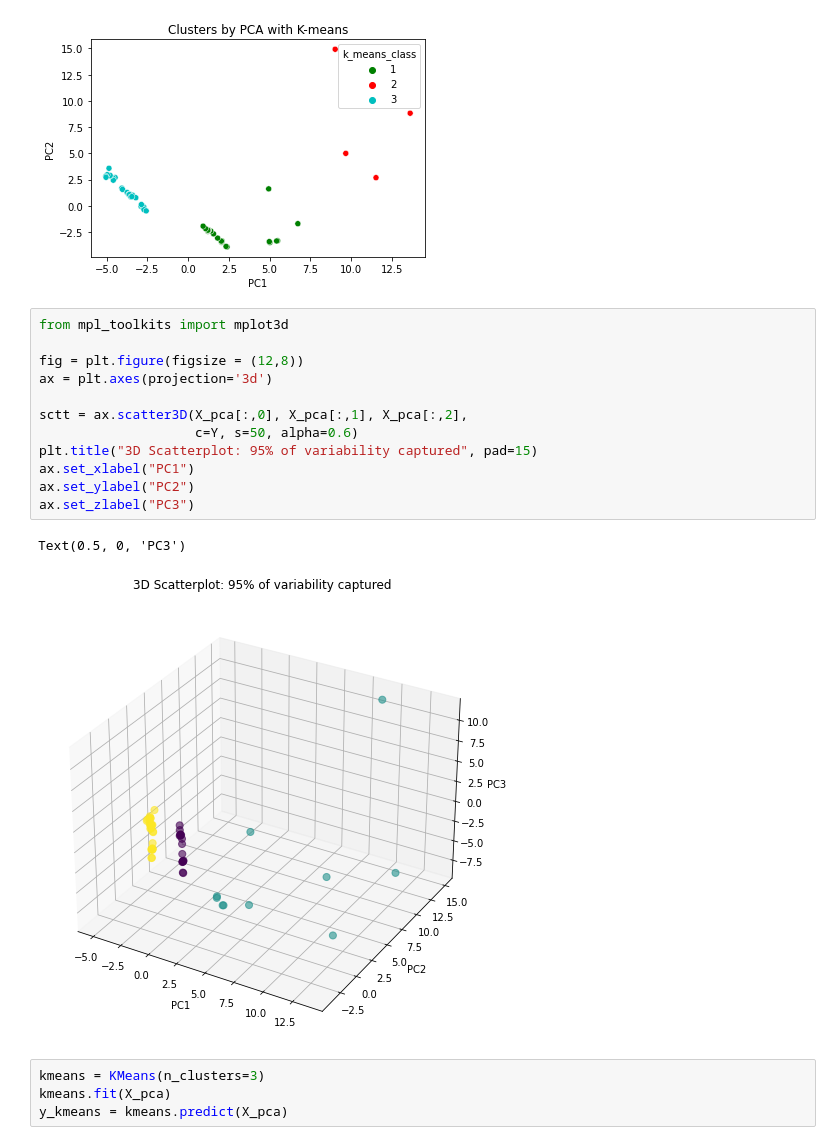
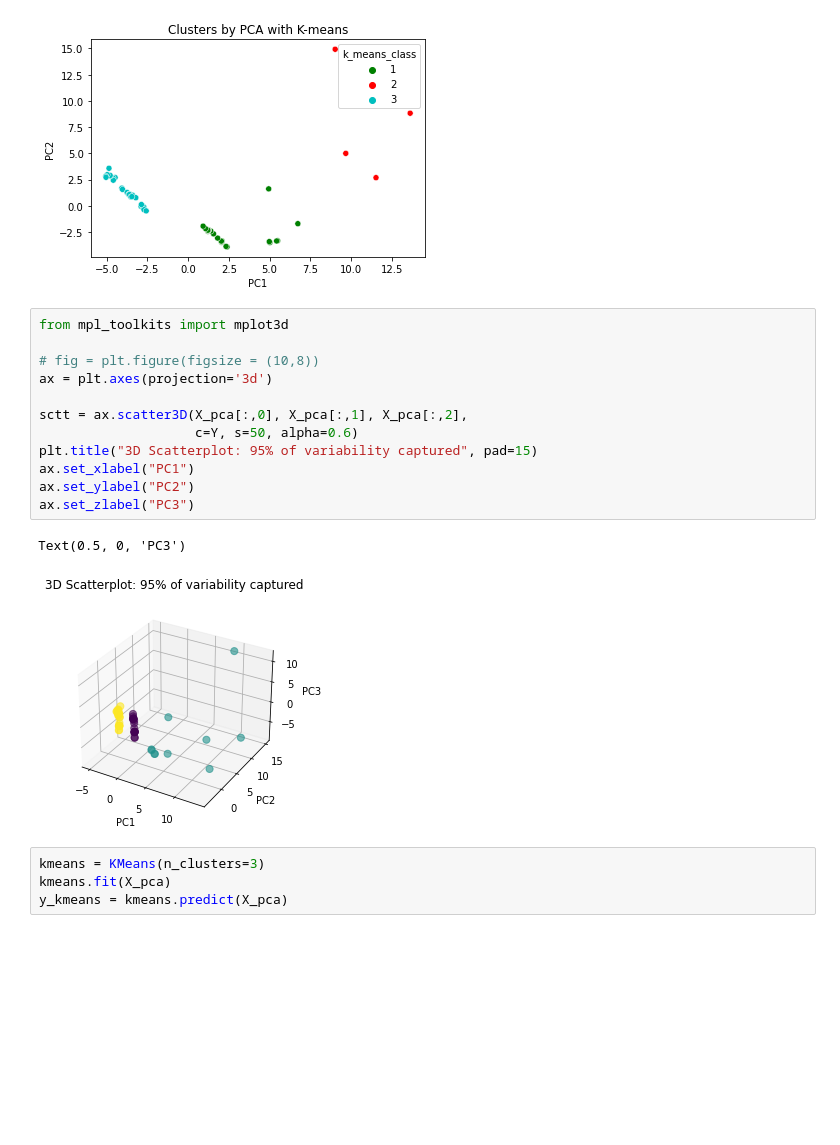
Before and after one commit to goldslime123/csc3005-DA, a Jupyter notebook: MeterB.ipynb, the cells around one changed output. Cells and saved outputs as stored; diff of their text form; blank space fills up the shorter version.

```diff
--- a/MeterB.ipynb
+++ b/MeterB.ipynb
@@ -535,18 +546,18 @@ plt.show()
 # %%
 from mpl_toolkits import mplot3d
 
-fig = plt.figure(figsize = (12,8))
+# fig = plt.figure(figsize = (10,8))
 ax = plt.axes(projection='3d')
 
 sctt = ax.scatter3D(X_pca[:,0], X_pca[:,1], X_pca[:,2],
                     c=Y, s=50, alpha=0.6)
 plt.title("3D Scatterplot: 95% of variability captured", pad=15)
 ax.set_xlabel("PC1")
 ax.set_ylabel("PC2")
 ax.set_zlabel("PC3")
 # %% [output]
 Text(0.5, 0, 'PC3')
-[figure, old version]
+[figure, new version]
 # %%
 kmeans = KMeans(n_clusters=3)
 kmeans.fit(X_pca)
```
Also changed, not shown: parts of 2 cells of this notebook.
